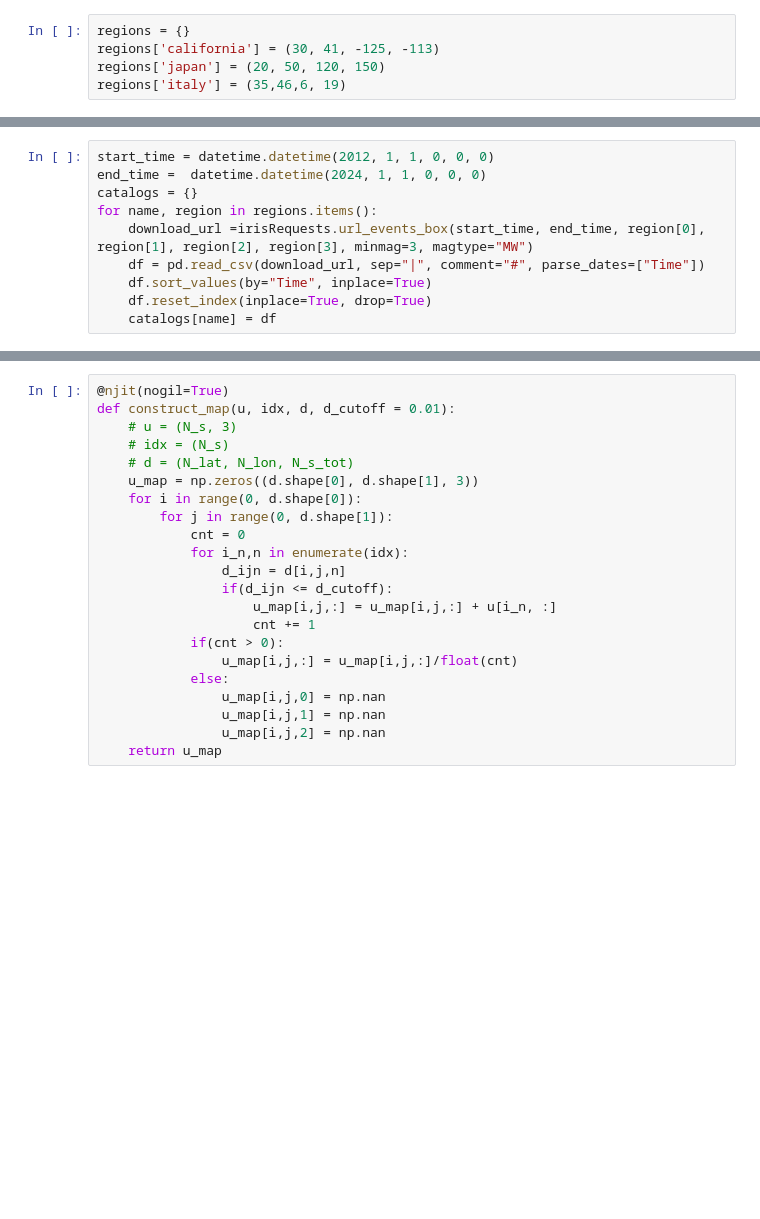
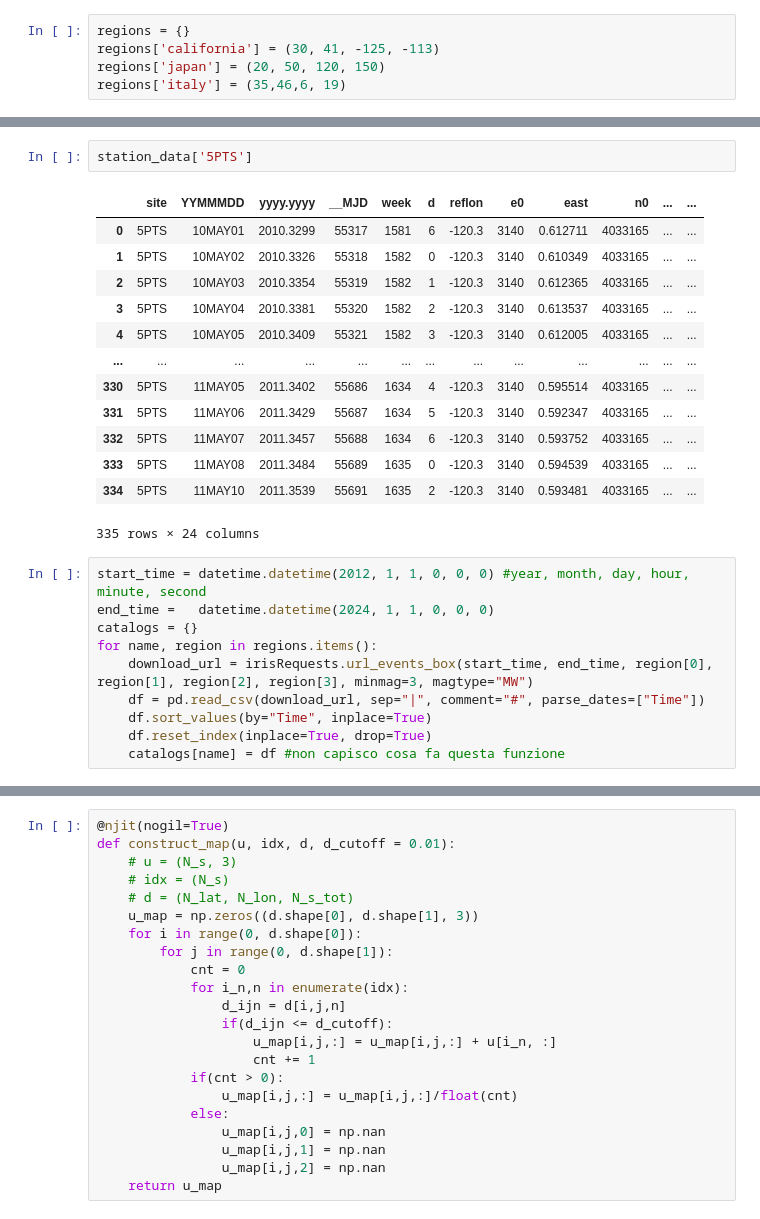
Before and after one commit to vicioms/quake_utils, a Jupyter notebook: dataset_maker_ale.ipynb, the cells around one changed output, grey strips where cells are left out. Drawn from its saved outputs; the diff is of its cells as text; blank space fills up the shorter version.

```diff
--- a/dataset_maker_ale.ipynb
+++ b/dataset_maker_ale.ipynb
@@ -50,10 +74,26 @@ for name, s_info in station_info.items():
+# %%
+station_data['5PTS']
+# %% [output]
+|  | site | YYMMMDD | yyyy.yyyy | __MJD | week | d | reflon | e0 | east | n0 | ... | ... |
+| 0 | 5PTS | 10MAY01 | 2010.3299 | 55317 | 1581 | 6 | -120.3 | 3140 | 0.612711 | 4033165 | ... | ... |
+| 1 | 5PTS | 10MAY02 | 2010.3326 | 55318 | 1582 | 0 | -120.3 | 3140 | 0.610349 | 4033165 | ... | ... |
+| 2 | 5PTS | 10MAY03 | 2010.3354 | 55319 | 1582 | 1 | -120.3 | 3140 | 0.612365 | 4033165 | ... | ... |
+| 3 | 5PTS | 10MAY04 | 2010.3381 | 55320 | 1582 | 2 | -120.3 | 3140 | 0.613537 | 4033165 | ... | ... |
+| 4 | 5PTS | 10MAY05 | 2010.3409 | 55321 | 1582 | 3 | -120.3 | 3140 | 0.612005 | 4033165 | ... | ... |
+| ... | ... | ... | ... | ... | ... | ... | ... | ... | ... | ... | ... | ... |
+| 330 | 5PTS | 11MAY05 | 2011.3402 | 55686 | 1634 | 4 | -120.3 | 3140 | 0.595514 | 4033165 | ... | ... |
+| 331 | 5PTS | 11MAY06 | 2011.3429 | 55687 | 1634 | 5 | -120.3 | 3140 | 0.592347 | 4033165 | ... | ... |
+| 332 | 5PTS | 11MAY07 | 2011.3457 | 55688 | 1634 | 6 | -120.3 | 3140 | 0.593752 | 4033165 | ... | ... |
+| 333 | 5PTS | 11MAY08 | 2011.3484 | 55689 | 1635 | 0 | -120.3 | 3140 | 0.594539 | 4033165 | ... | ... |
+| 334 | 5PTS | 11MAY10 | 2011.3539 | 55691 | 1635 | 2 | -120.3 | 3140 | 0.593481 | 4033165 | ... | ... |
+335 rows × 24 columns
 # %%
-start_time = datetime.datetime(2012, 1, 1, 0, 0, 0)
-end_time =  datetime.datetime(2024, 1, 1, 0, 0, 0)
+start_time = datetime.datetime(2012, 1, 1, 0, 0, 0) #year, month, day, hour, minute, second
+end_time =   datetime.datetime(2024, 1, 1, 0, 0, 0)
 catalogs = {}
 for name, region in regions.items():
-    download_url =irisRequests.url_events_box(start_time, end_time, region[0], region[1], region[2], region[3], minmag=3, magtype="MW")
+    download_url = irisRequests.url_events_box(start_time, end_time, region[0], region[1], region[2], region[3], minmag=3, magtype="MW")
     df = pd.read_csv(download_url, sep="|", comment="#", parse_dates=["Time"])
     df.sort_values(by="Time", inplace=True)
     df.reset_index(inplace=True, drop=True)
-    catalogs[name] = df
+    catalogs[name] = df #non capisco cosa fa questa funzione
```
Also changed, not shown: parts of 5 cells of this notebook.
